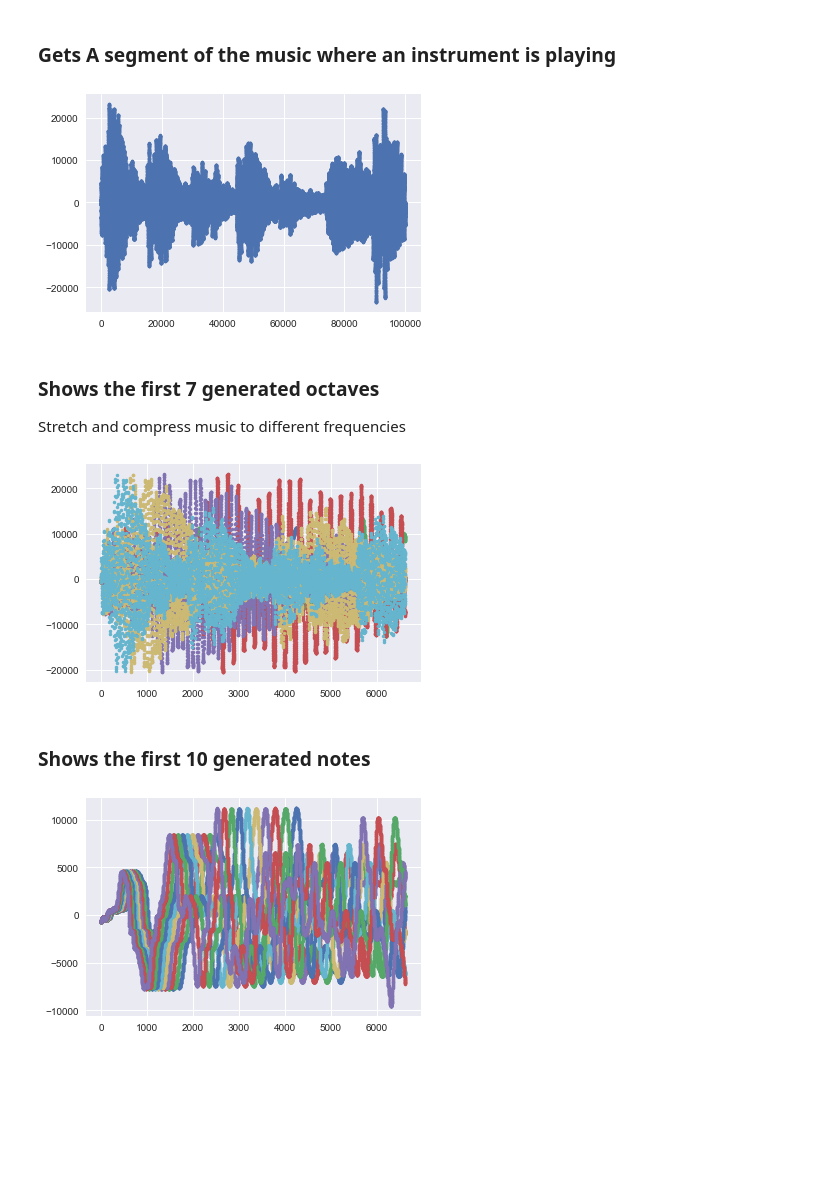
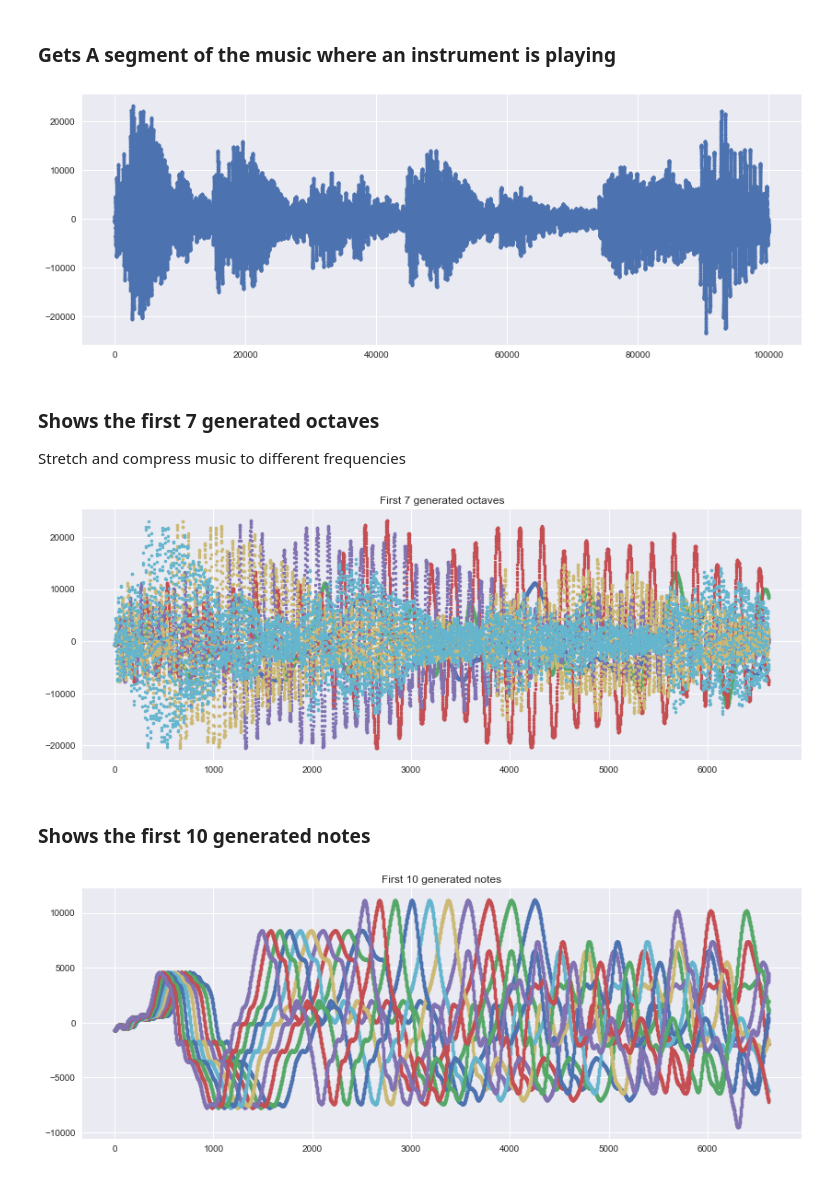
Before and after one commit to pstetz/Pitch-Perfect, a Jupyter notebook: analysis.ipynb, the cells around one changed output. Drawn from its saved outputs; the diff is of its cells as text; code cells hidden in the pictures; blank space fills up the shorter version.

```diff
--- a/analysis.ipynb
+++ b/analysis.ipynb
@@ -109,25 +109,33 @@ music.read('sounds/wav/cello_pluck/expert/bach.wav')
 # %% [markdown]
 ### Gets A segment of the music where an instrument is playing
 # %%
+plt.figure(figsize=(14, 5))
+
 seg = music.chan1[300000:400000]
 _ = plt.plot(seg, ".")
 # %% [output]
-[figure, old version]
+[figure, new version]
 # %% [markdown]
 ### Shows the first 7 generated octaves
 
 Stretch and compress music to different frequencies
 # %%
+plt.figure(figsize=(14, 5))
+
 segs = Music_Gen(seg).ret()
 
 for s in segs[:84:12]:
     plt.plot(s, ".")
+
+_ = plt.title("First 7 generated octaves")
 # %% [output]
-[figure, old version]
+[figure, new version]
 # %% [markdown]
 ### Shows the first 10 generated notes
 # %%
+plt.figure(figsize=(14, 5))
 for s in segs[:10]:
     plt.plot(s, ".")
+_ = plt.title("First 10 generated notes")
 # %% [output]
-[figure, old version]
+[figure, new version]
```
Also changed, not shown: 6 other files.
